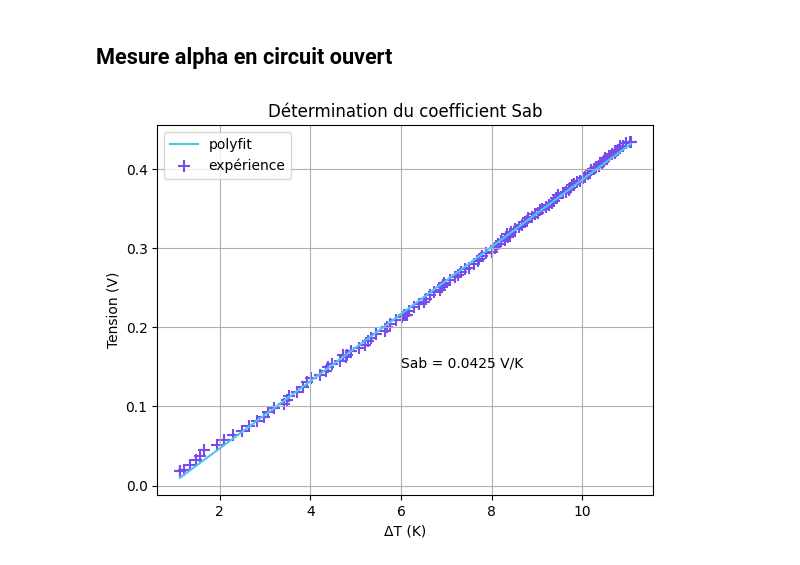
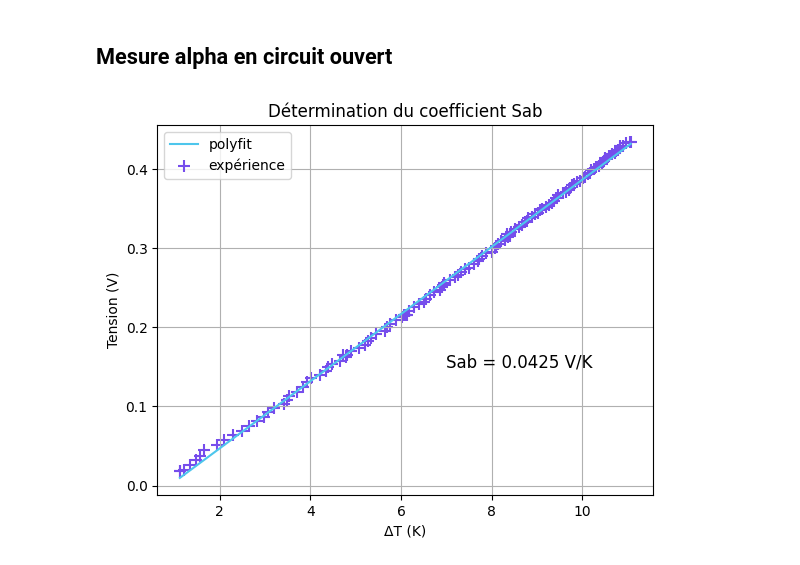
Before and after one commit to adelemarcon/TIPE, a Jupyter notebook: TIPE3.ipynb, the cells around one changed output. Saved outputs shown, nothing was run; the diff lists cells and outputs as text; code cells hidden in the pictures.

Commit message:
fontsize

```diff
--- a/TIPE3.ipynb
+++ b/TIPE3.ipynb
@@ -226,32 +226,32 @@ Tension = np.array([0.01778200685,
 0.3400120592,
 0.3435291895,
 0.3448588902,
 0.3480940666,
 0.3498038079,
 0.3529099789,
 0.354724364,
 0.3578303528,
 0.3600260117,
 0.3638184146,
 0.3670439466,
 0.3695887961,
 0.3718565518,
 0.3744071172,
 0.3761639092,
 0.3794880186,
 0.3813630057,
 0.3843551711,
 0.3856326776,0.3891252968,0.3901378964,0.3940297069,0.394882996,0.3985704133,0.3998458553,0.4026854291,0.4045165111,0.4066892155,0.4091317812,0.410298872,0.413575436,0.4145095992,0.4173074817,0.4193792475,0.4208046917,0.4234665201,0.424412021,0.4267517731,0.4289265245,0.4298153918,0.4326429136,0.4342814058,0.4345967687])
 
 A, B = np.polyfit(DeltaT, Tension, 1)
 plt.plot(DeltaT, A*DeltaT + B, color='#4dc6ec', label = 'polyfit')
 plt.scatter(DeltaT,Tension, color='#764dec', label = 'expérience', marker = '+', s = 80)
 plt.xlabel('ΔT (K)')
 plt.ylabel('Tension (V)')
 plt.title('Détermination du coefficient Sab')
-plt.text(6,0.15, 'Sab = ' + str(int(A*10000)/10000)+" V/K")
+plt.text(7,0.15, 'Sab = ' + str(int(A*10000)/10000)+" V/K",fontsize = 12)
 plt.legend()
 plt.grid()
 plt.show()
 # %% [output]
-[figure, old version]
+[figure, new version]
```
